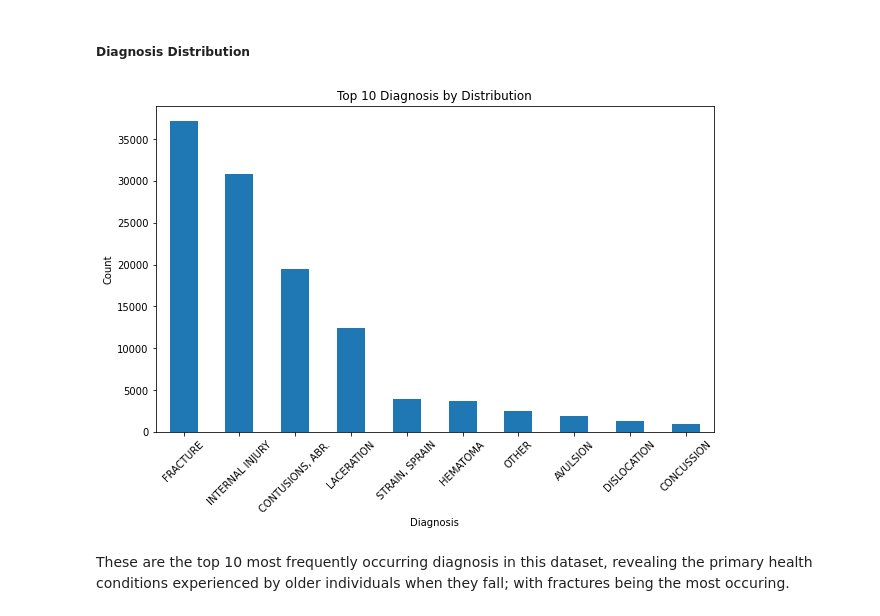
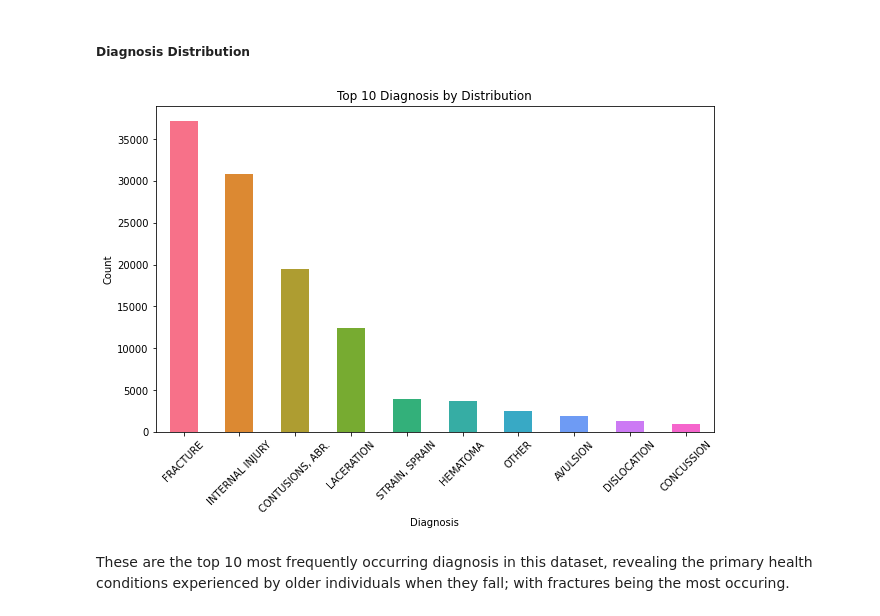
Before and after one commit to Queenvivy/CDC, a Jupyter notebook: CDC Adult Falls Edited.ipynb, the cells around one changed output. Drawn from its saved outputs; the diff is of its cells as text; code cells hidden in the pictures.

```diff
--- a/CDC Adult Falls Edited.ipynb
+++ b/CDC Adult Falls Edited.ipynb
@@ -409,22 +428,28 @@ plt.ylabel('Count');
 There is a high proportion of whites, while a considerable amount of patients' race were not stated in the dataset.
 # %% [markdown]
 ##### Diagnosis Distribution
-# %%
-# Get the top 10 diagnosis
-top_10_diagnosis = decoded_data['diagnosis'].value_counts().head(10)
-
-# Create a bar chart
-plt.figure(figsize=(10, 6))
-
-top_10_diagnosis.plot(kind = 'bar')
-
-plt.title('Top 10 Diagnosis by Distribution')
-plt.xlabel('Diagnosis')
-plt.ylabel('Count')
-
-plt.xticks(rotation=45);
-# %% [output]
-[figure, removed]
+# %%
+
+# Get the top 10 diagnoses
+top_10_diagnosis = decoded_data['diagnosis'].value_counts().head(10)
+
+# Define a custom color palette for the bars
+colors = sns.color_palette("husl", len(top_10_diagnosis))
+
+# Create a bar chart with the specified colors
+plt.figure(figsize=(10, 6))
+top_10_diagnosis.plot(kind='bar', color=colors)
+
+plt.title('Top 10 Diagnosis by Distribution')
+plt.xlabel('Diagnosis')
+plt.ylabel('Count')
+
+# Rotate the x-axis labels for better readability
+plt.xticks(rotation=45)
+
+plt.show()
+# %% [output]
+[figure, added]
 # %% [markdown]
 These are the top 10 most frequently occurring diagnosis in this dataset, revealing the primary health conditions experienced by older individuals when they fall; with fractures being the most occuring.
 # %% [markdown]
```
Also changed, not shown: parts of 11 cells of this notebook.
